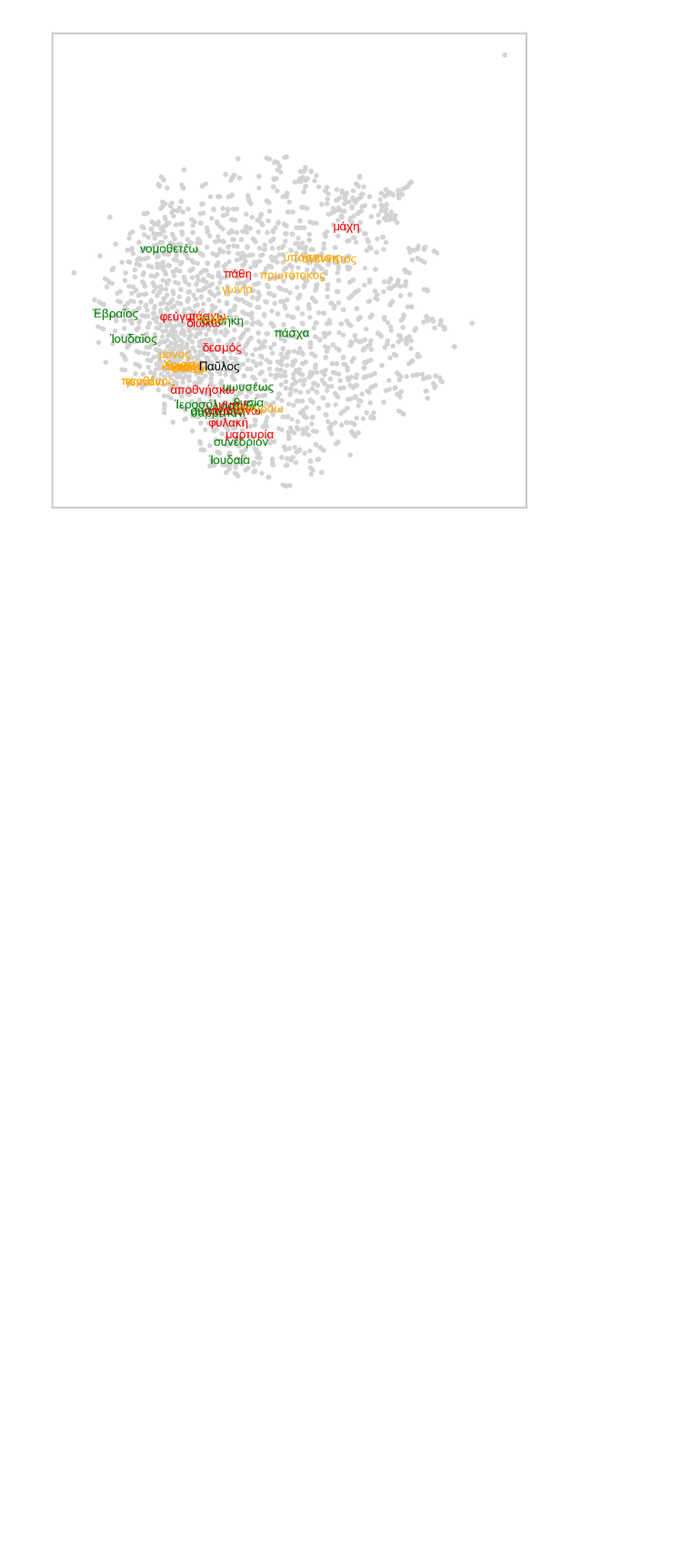
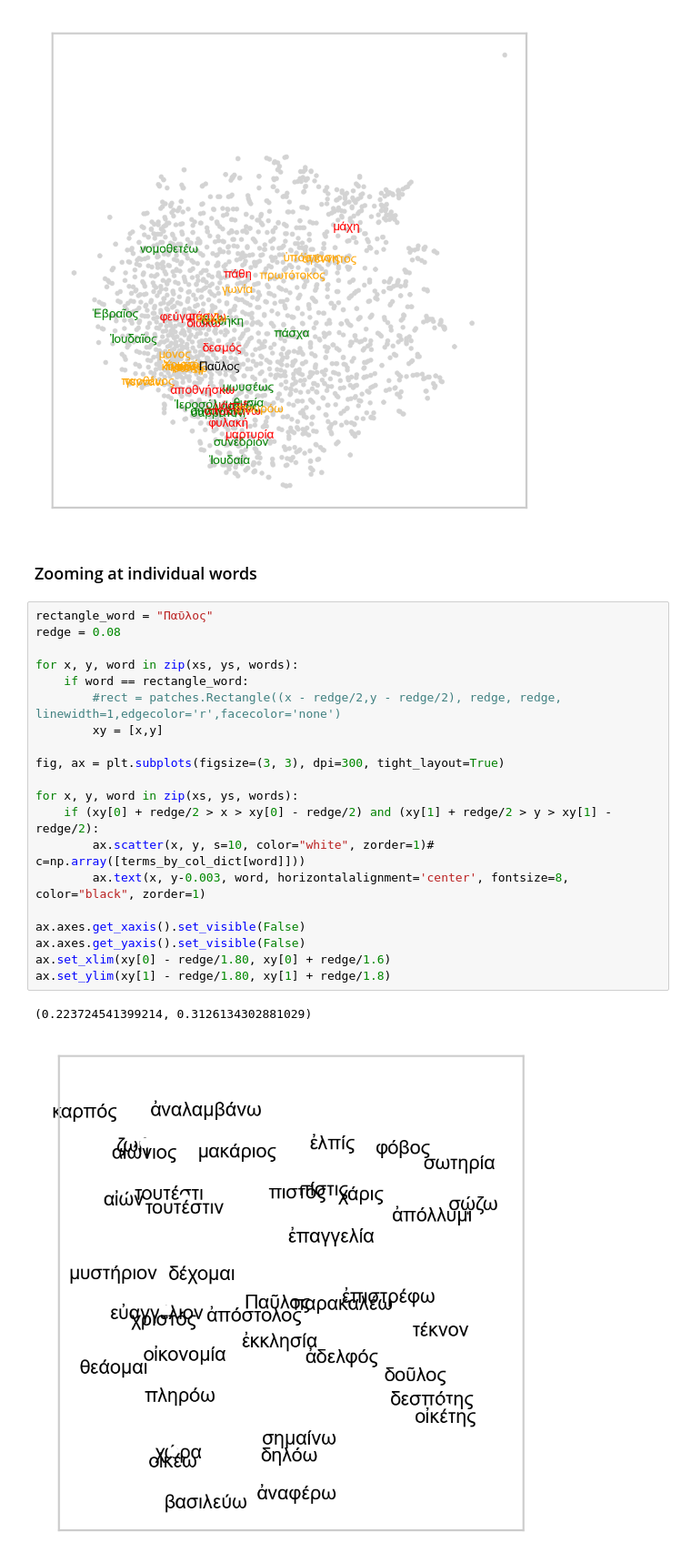
Before and after one commit to kasev/paul, a Jupyter notebook: scripts/4_embeddings-analysis.ipynb, the cells around one changed output. Shown at 91% size. Cells and saved outputs as stored; diff of their text form; blank space fills up the shorter version.

Commit message:
embeddings individual words

```diff
--- a/scripts/4_embeddings-analysis.ipynb
+++ b/scripts/4_embeddings-analysis.ipynb
@@ -196,3 +198,28 @@ ax.axes.get_xaxis().set_visible(False)
 ax.axes.get_yaxis().set_visible(False)
 # %% [output]
 [figure]
+# %% [markdown]
+### Zooming at individual words
+# %%
+rectangle_word = "Παῦλος"
+redge = 0.08
+
+for x, y, word in zip(xs, ys, words):
+    if word == rectangle_word:
+        #rect = patches.Rectangle((x - redge/2,y - redge/2), redge, redge, linewidth=1,edgecolor='r',facecolor='none')
+        xy = [x,y]
+
+fig, ax = plt.subplots(figsize=(3, 3), dpi=300, tight_layout=True)
+
+for x, y, word in zip(xs, ys, words):
+    if (xy[0] + redge/2 > x > xy[0] - redge/2) and (xy[1] + redge/2 > y > xy[1] - redge/2):
+        ax.scatter(x, y, s=10, color="white", zorder=1)# c=np.array([terms_by_col_dict[word]]))
+        ax.text(x, y-0.003, word, horizontalalignment='center', fontsize=8, color="black", zorder=1)
+
+ax.axes.get_xaxis().set_visible(False)
+ax.axes.get_yaxis().set_visible(False)
+ax.set_xlim(xy[0] - redge/1.80, xy[0] + redge/1.6)
+ax.set_ylim(xy[1] - redge/1.80, xy[1] + redge/1.8)
+# %% [output]
+(0.223724541399214, 0.3126134302881029)
+[figure, added]
```
Also changed, not shown: parts of 6 cells of this notebook, 1 other file.
